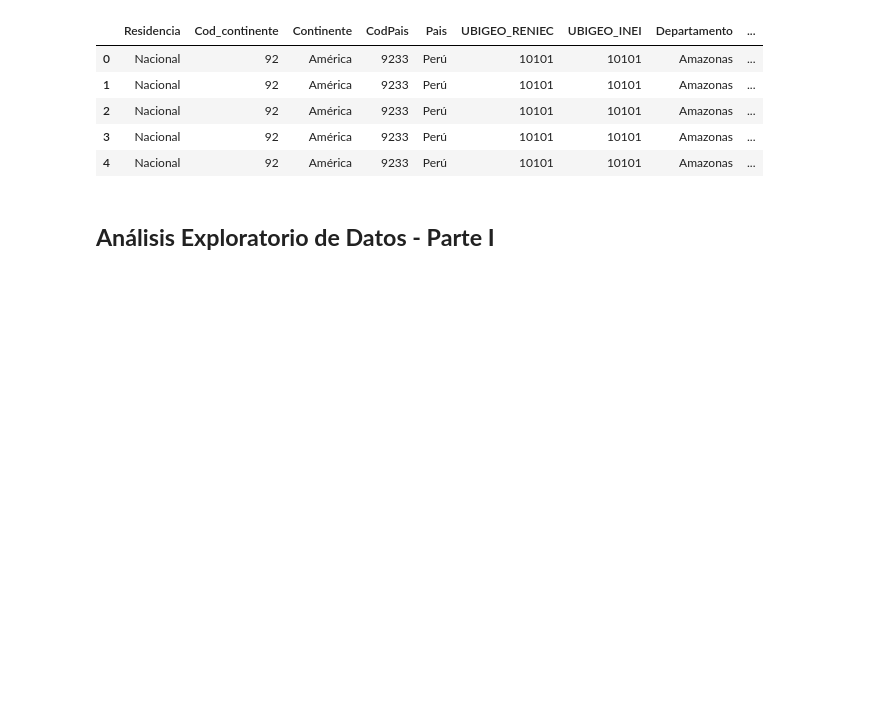
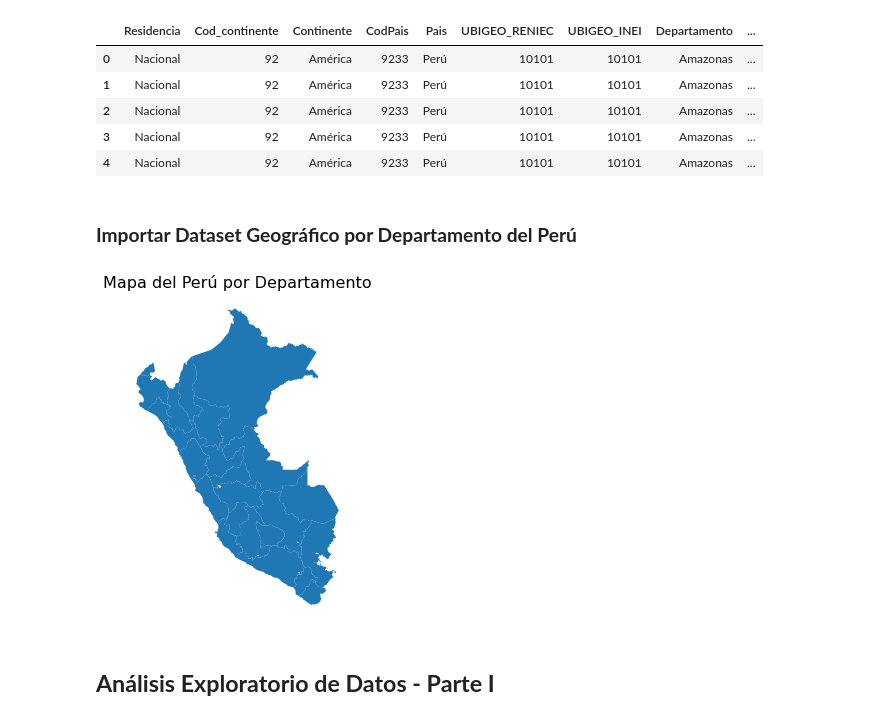
Before and after one commit to SebastianUrdaneguiBisalaya/Analisis-Donantes-RENIEC, a Jupyter notebook: analisis.ipynb, the cells around one changed output. Cells and saved outputs as stored; diff of their text form; code cells hidden in the pictures; blank space fills up the shorter version.

```diff
--- a/analisis.ipynb
+++ b/analisis.ipynb
@@ -29,6 +29,32 @@ data.head()
 | 2 | Nacional | 92 | América | 9233 | Perú | 10101 | 10101 | Amazonas | ... |
 | 3 | Nacional | 92 | América | 9233 | Perú | 10101 | 10101 | Amazonas | ... |
 | 4 | Nacional | 92 | América | 9233 | Perú | 10101 | 10101 | Amazonas | ... |
+# %% [markdown]
+### **Importar Dataset Geográfico por Departamento del Perú**
+# %%
+geodata = gpd.read_file('./src/geoData/DEPARTAMENTOS.shp')
+fig, ax = plt.subplots(figsize = (8,6))
+geodata.plot(ax = ax)
+for i in ['bottom', 'left']:
+    ax.spines[i].set_color('white')
+    ax.spines[i].set_linewidth(1.5)
+right_side = ax.spines["right"]
+right_side.set_visible(False)
+top_side = ax.spines["top"]
+top_side.set_visible(False)
+ax.set_axisbelow(True)
+ax.grid(color='gray', linewidth=1, axis='y', alpha=0.4)
+plt.gca().spines['top'].set_visible(False)
+plt.gca().spines['bottom'].set_visible(False)
+plt.gca().spines['left'].set_visible(False)
+plt.gca().spines['right'].set_visible(False)
+plt.tick_params(axis='both', which='both', length=0)
+plt.xticks([])
+plt.yticks([])
+plt.title("Mapa del Perú por Departamento", size = 16)
+plt.show()
+# %% [output]
+[figure, added]
 # %% [markdown]
 ## **Análisis Exploratorio de Datos - Parte I**
 # %%
```
Also changed, not shown: parts of 2 cells of this notebook, 8 other files.
